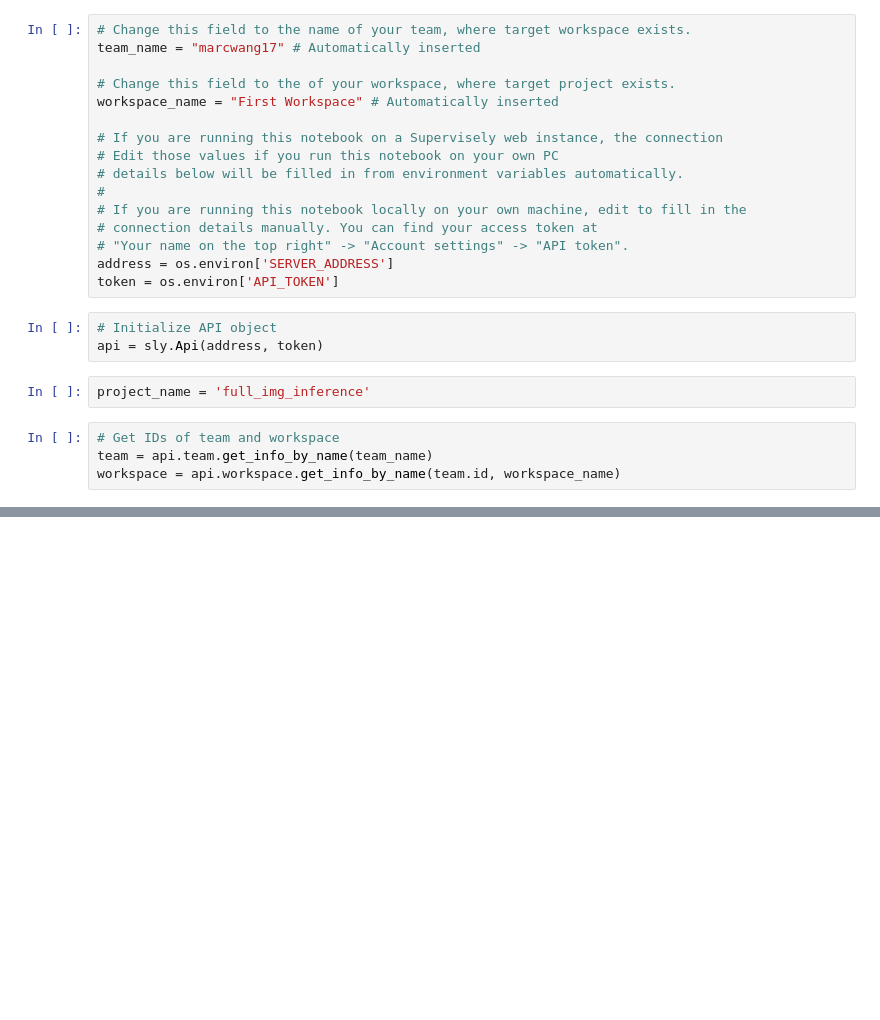
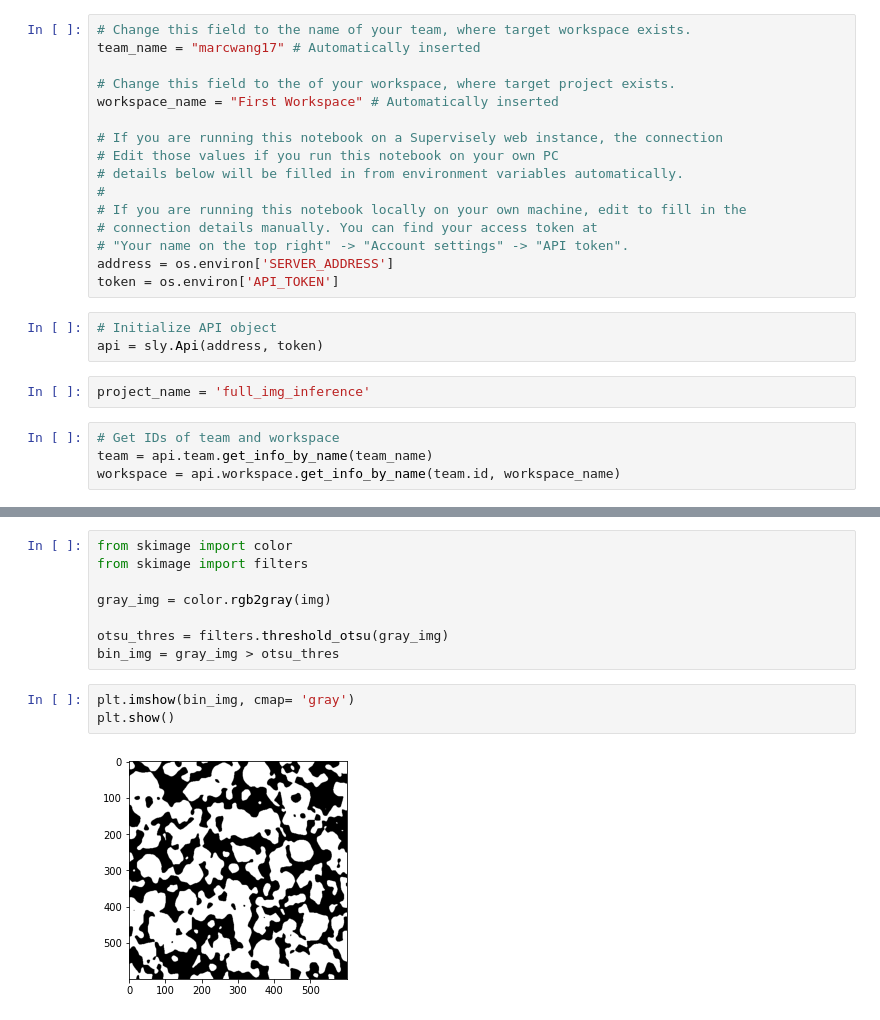
Before and after one commit to rockandsalt/jupyter_lab_supervisely, a Jupyter notebook: particle_extraction.ipynb, the cells around one changed output, grey strips where cells are left out. Cells and saved outputs as stored; diff of their text form; blank space fills up the shorter version.

```diff
--- a/particle_extraction.ipynb
+++ b/particle_extraction.ipynb
@@ -42,0 +87,13 @@ if project is None:
+# %%
+from skimage import color
+from skimage import filters
+
+gray_img = color.rgb2gray(img)
+
+otsu_thres = filters.threshold_otsu(gray_img)
+bin_img = gray_img > otsu_thres
+# %%
+plt.imshow(bin_img, cmap= 'gray')
+plt.show()
+# %% [output]
+[figure, added]
```
Also changed, not shown: parts of 17 cells of this notebook, 2 other files.
